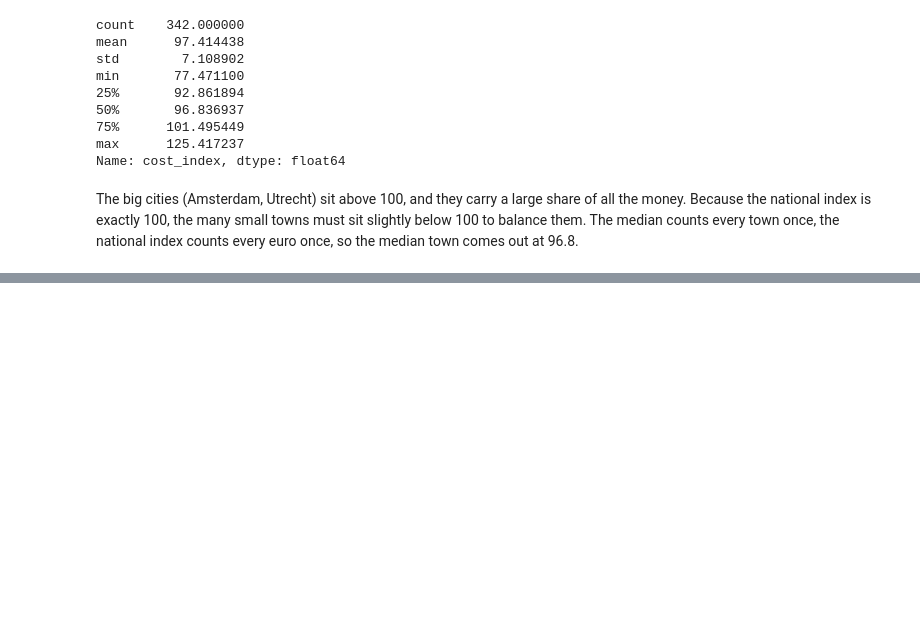
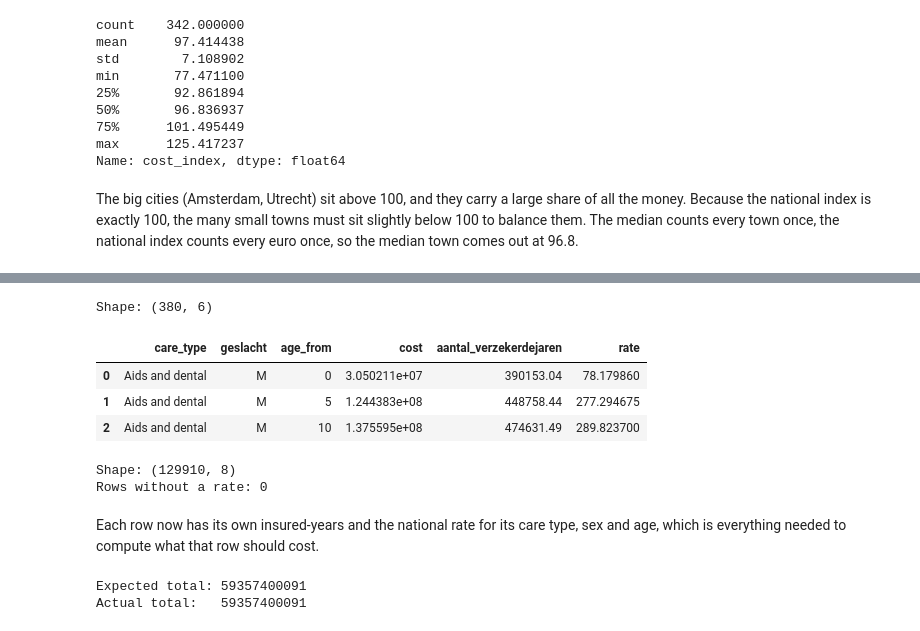
Before and after one commit to FaraRahimi/health-cost-benchmark, a Jupyter notebook: notebooks/03_analyse.ipynb, the cells around one changed output, grey strips where cells are left out. Saved outputs shown, nothing was run; the diff lists cells and outputs as text; code cells hidden in the pictures; blank space fills up the shorter version.

```diff
--- a/notebooks/03_analyse.ipynb
+++ b/notebooks/03_analyse.ipynb
@@ -168,0 +192,21 @@ The big cities (Amsterdam, Utrecht) sit above 100, and they carry a large share
+# %%
+# Step 2f-2: national reference rate per care type x sex x age group
+# National totals: sum cost and insured-years over all towns, per care type, sex and age
+rates_ct = vektis_long.groupby(["care_type", "geslacht", "age_from"])[["cost", "aantal_verzekerdejaren"]].sum()
+
+# Rate: national average cost per insured-year for that care type, sex and age group
+rates_ct["rate"] = rates_ct["cost"] / rates_ct["aantal_verzekerdejaren"]
+
+# Move care type, sex and age out of the index into normal columns, for the merge in 2f-3
+rates_ct_flat = rates_ct.reset_index()
+# %%
+# Check: 10 care types x 38 groups = 380 rates
+print("Shape:", rates_ct_flat.shape)
+assert len(rates_ct_flat) == 380
+rates_ct_flat.head(3)
+# %% [output]
+Shape: (380, 6)
+|  | care_type | geslacht | age_from | cost | aantal_verzekerdejaren | rate |
+| 0 | Aids and dental | M | 0 | 3.050211e+07 | 390153.04 | 78.179860 |
+| 1 | Aids and dental | M | 5 | 1.244383e+08 | 448758.44 | 277.294675 |
+| 2 | Aids and dental | M | 10 | 1.375595e+08 | 474631.49 | 289.823700 |
@@ -168,0 +218,11 @@ The big cities (Amsterdam, Utrecht) sit above 100, and they carry a large share
+# %%
+# Check: still 129,910 rows (one new column, rate) and no row without a rate
+print("Shape:", vektis_long_rated.shape)
+print("Rows without a rate:", vektis_long_rated["rate"].isna().sum())
+assert len(vektis_long_rated) == 129910, "The merge added rows: check on= has all 3 keys"
+assert vektis_long_rated["rate"].notna().all()
+# %% [output]
+Shape: (129910, 8)
+Rows without a rate: 0
+# %% [markdown]
+Each row now has its own insured-years and the national rate for its care type, sex and age, which is everything needed to compute what that row should cost.
@@ -168,0 +232,8 @@ The big cities (Amsterdam, Utrecht) sit above 100, and they carry a large share
+# %%
+# Check: national expected cost must equal national actual cost, as in 2b
+print("Expected total:", round(vektis_long_rated["expected"].sum()))
+print("Actual total:  ", round(vektis_long_rated["cost"].sum()))
+assert round(vektis_long_rated["expected"].sum()) == round(vektis_long_rated["cost"].sum()), "Expected total does not equal actual total"
+# %% [output]
+Expected total: 59357400091
+Actual total:   59357400091
```
Also changed, not shown: parts of 5 cells of this notebook.
